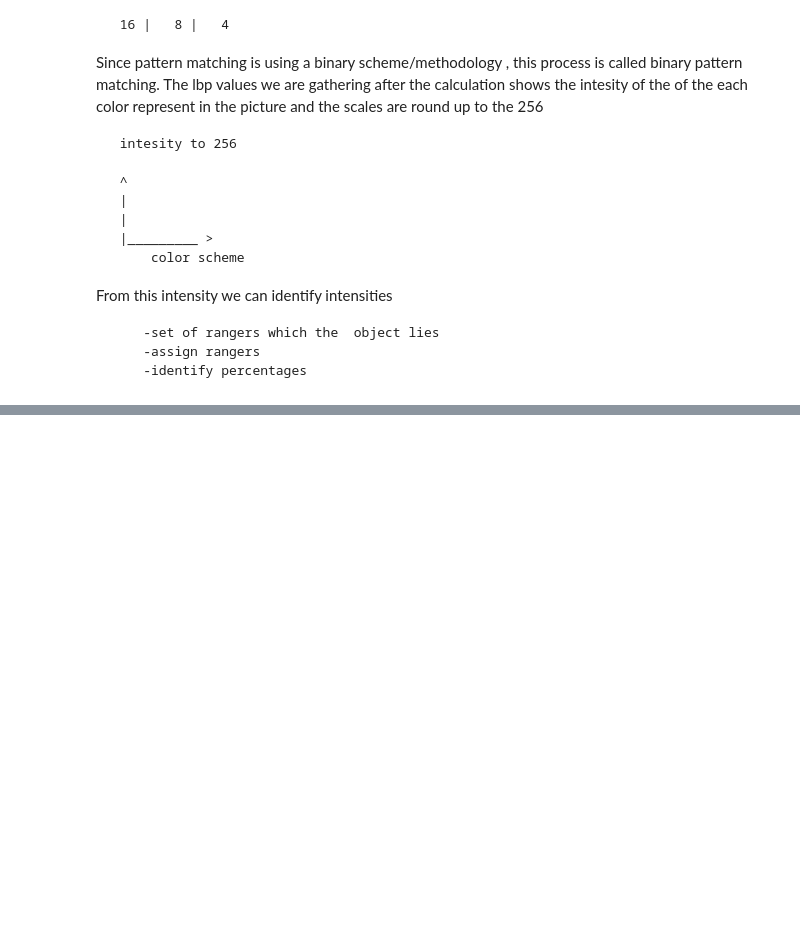
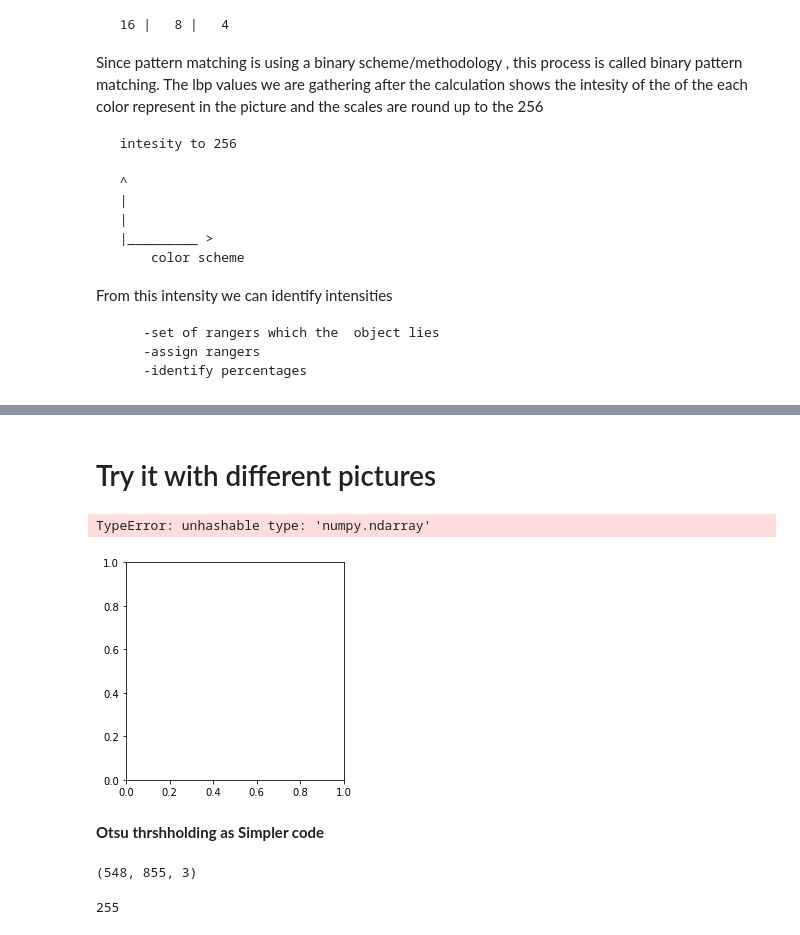
Before and after one commit to dishan3x/Lbp_Object_identification, a Jupyter notebook: localBinaryApproach.ipynb, the cells around one changed output, grey strips where cells are left out. Drawn from its saved outputs; the diff is of its cells as text; code cells hidden in the pictures; blank space fills up the shorter version.

```diff
--- a/localBinaryApproach.ipynb
+++ b/localBinaryApproach.ipynb
@@ -178,0 +443,69 @@ LBP Program is finished
+# %% [markdown]
+# Try it with different pictures
+# %%
+image = io.imread('canopyPics/img_1.png');
+plt.imshow('image',image);
+# %% [output]
+TypeError: unhashable type: 'numpy.ndarray'
+[figure, added]
+# %% [markdown]
+**Otsu thrshholding as Simpler code**
+# %%
+image = io.imread('canopyPics/img_1.png')
+import numpy as np
+
+def Thresholding(image):
+
+    Im = np.asarray(image, dtype = np.uint8)
+    print(image.shape)
+    [r, c, d] = image.shape
+    H = np.zeros((256, 1))
+
+    #/// Build the image histogram
+    for i in range (0, r):
+        for j in range (0, c):
+            k = Im[i, j]
+            H[k] = H[k] + 1
+
+    Hist = H
+    #/// Total number of pixels
+    N = r*c
+    #/// Initial values
+    Thsd = 0
+    Vmax = 0
+    #/ Variable of the total sum
+    t = 0
+    for q in range(0, 256):
+        t += q * Hist[q]
+
+    sumB = 0
+    mB = 0
+    mF = 0
+    wB = 0
+    wF = 0
+    varBetween = 0
+
+    for w in range(0, 256):
+        wB += Hist[w]
+        wF = t - wB
+        if (wF == 0):
+            break
+        sumB += float(w * Hist[w])
+        mB = sumB/wB
+        mF = (t - sumB)/wF
+        #// Calculate Between Class Variance
+        varBetween = wB*wF
+        varBetween *= (mB - mF)*(mB - mF)
+        #// Check if new maximum found
+        if (varBetween > Vmax):
+            Vmax = varBetween
+            Thsd = w
+
+    return Thsd
+
+
+image = io.imread('canopyPics/ginipig.JPG');
+Thresholding(image)
+# %% [output]
+(548, 855, 3)
+255
```
Also changed, not shown: parts of 8 cells of this notebook, 28 other files.
